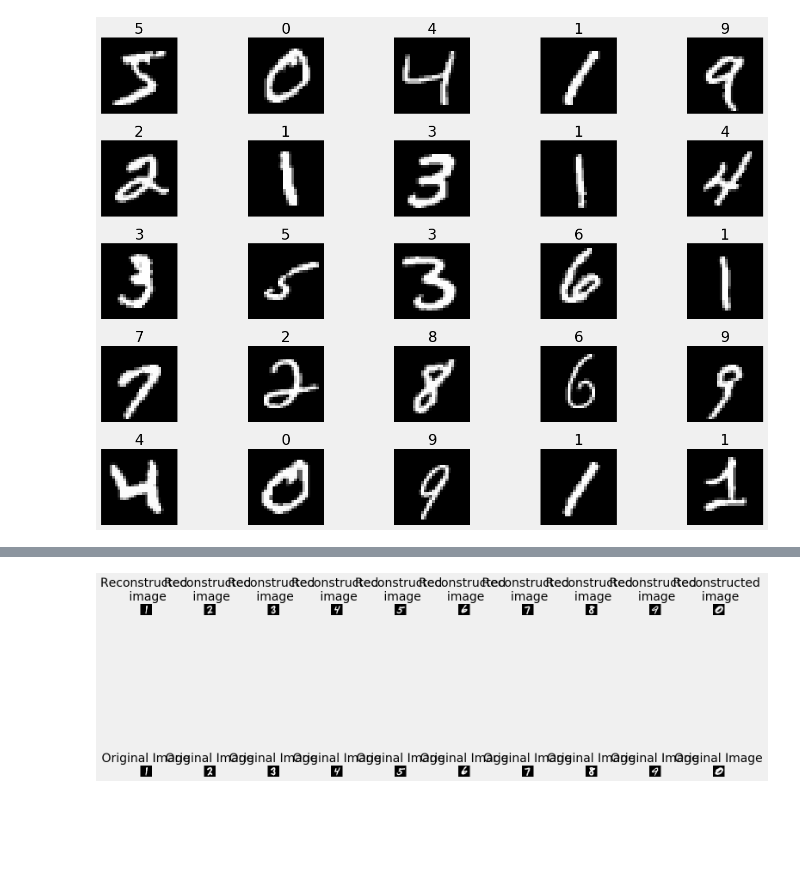
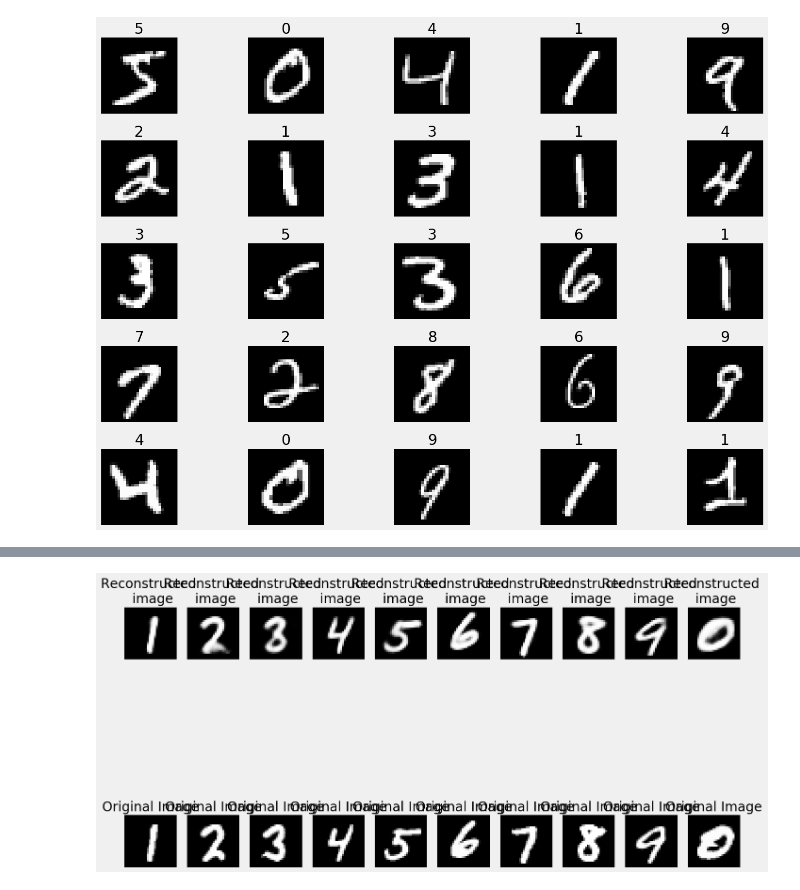
Before and after one commit to insectepoeme21/AE-NE_online, a Jupyter notebook: autoencoder.ipynb, the cells around one changed output, grey strips where cells are left out. Saved outputs shown, nothing was run; the diff lists cells and outputs as text; code cells hidden in the pictures; blank space fills up the shorter version.

```diff
--- a/autoencoder.ipynb
+++ b/autoencoder.ipynb
@@ -85,5 +84,6 @@ num_epochs = 100
 optimizer = torch.optim.Adam(model.parameters(), lr=1e-3)
 # %%
+num_epochs = 5
 # List that will store the training loss
 train_loss = []
 
@@ -230,32 +231,32 @@ outputs['out'] = out
 # Plotting reconstructed images
 # Initializing subplot counter
 counter = 1
 val = outputs['out'].detach().numpy()
 
 # Plotting first 10 images of the batch
 for idx in range(10):
 	plt.subplot(2, 10, counter)
 	plt.title("Reconstructed \n image")
 	plt.imshow(val[idx].reshape(28, 28), cmap='gray')
 	plt.axis('off')
 
 	# Incrementing subplot counter
 	counter += 1
 
 # Plotting original images
 
 # Plotting first 10 images
 for idx in range(10):
 	val = outputs['img']
 	plt.subplot(2, 10, counter)
 	plt.imshow(val[idx].reshape(28, 28), cmap='gray')
 	plt.title("Original Image")
 	plt.axis('off')
 
 	# Incrementing subplot counter
 	counter += 1
 
-plt.tight_layout()
+#plt.tight_layout()
 plt.show()
 # %% [output]
-[figure, old version]
+[figure, new version]
```
Also changed, not shown: parts of 8 cells of this notebook, 1 other file.
